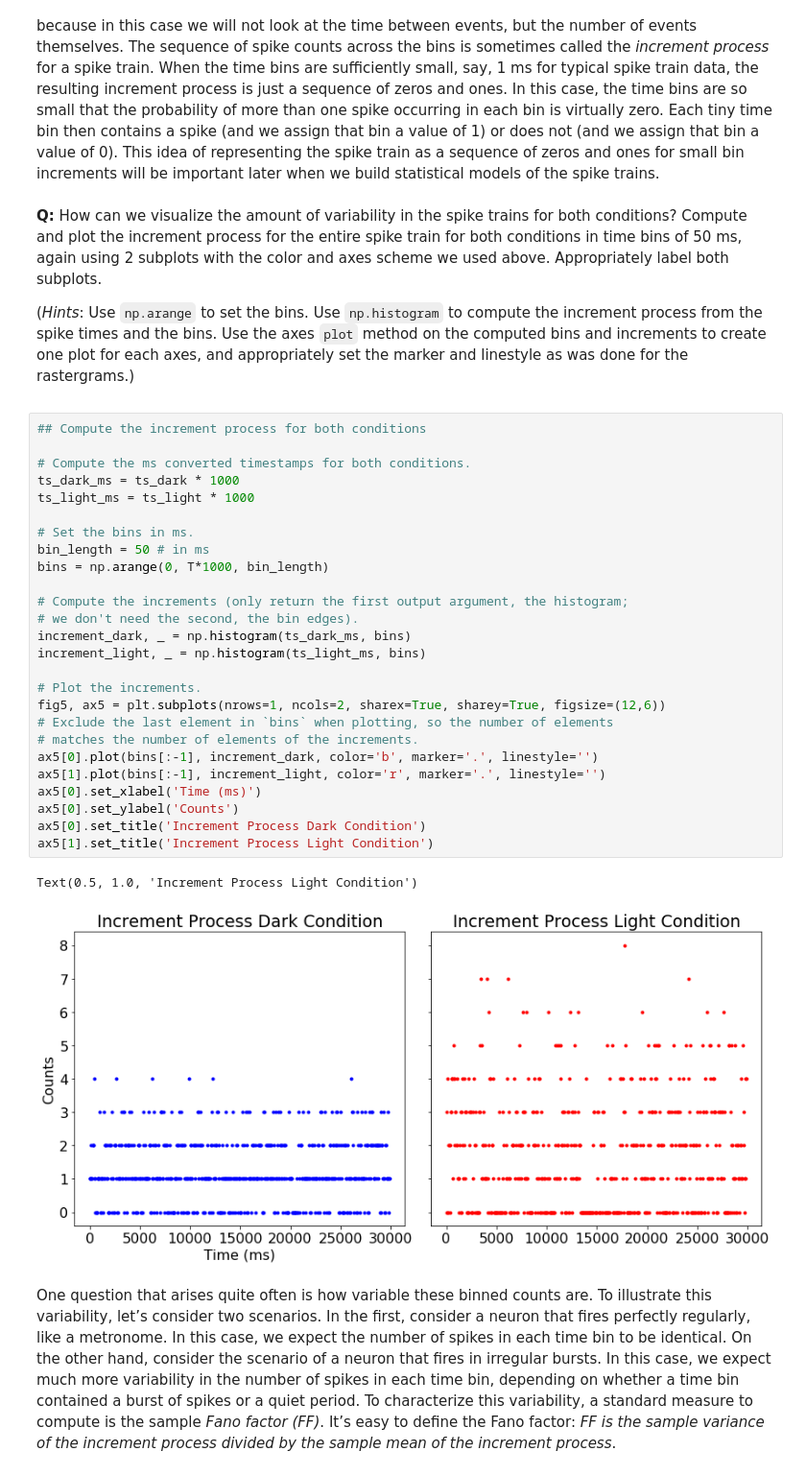
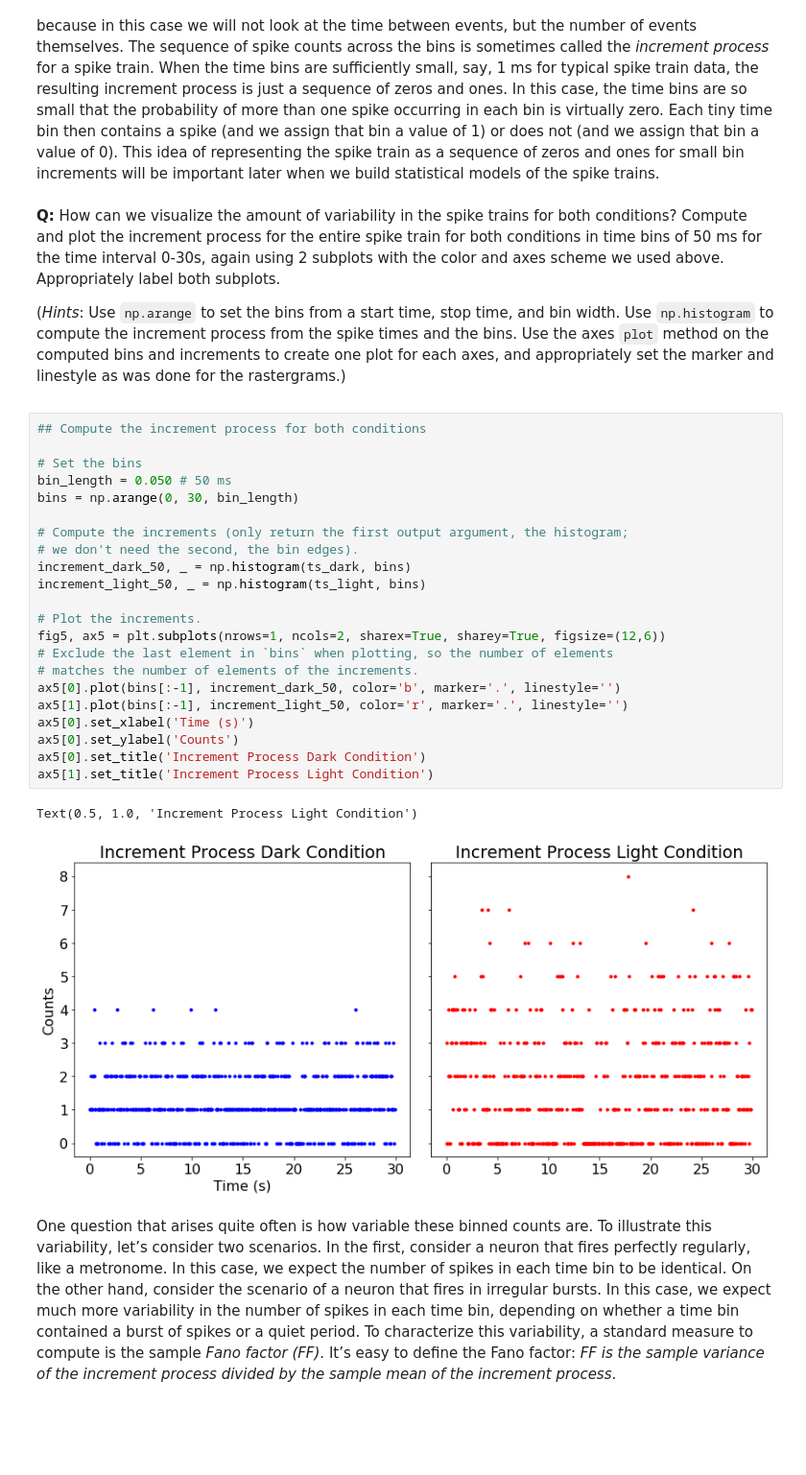
Before and after one commit to jaib1/Case-Studies-Python, a Jupyter notebook: content/08/basic-visualizations-and-descriptive-statistics-of-spike-train-data.ipynb, the cells around one changed output. Shown at 96% size. Drawn from its saved outputs; the diff is of its cells as text; blank space fills up the shorter version.

```diff
--- a/content/08/basic-visualizations-and-descriptive-statistics-of-spike-train-data.ipynb
+++ b/content/08/basic-visualizations-and-descriptive-statistics-of-spike-train-data.ipynb
@@ -475,40 +467,36 @@ Another common approach to analyzing spiking data is to discretize time into bin
 # %% [markdown]
 <div class="question">
 
-**Q:** How can we visualize the amount of variability in the spike trains for both conditions? Compute and plot the increment process for the entire spike train for both conditions in time bins of 50 ms, again using 2 subplots with the color and axes scheme we used above. Appropriately label both subplots.
+**Q:** How can we visualize the amount of variability in the spike trains for both conditions? Compute and plot the increment process for the entire spike train for both conditions in time bins of 50 ms for the time interval 0-30s, again using 2 subplots with the color and axes scheme we used above. Appropriately label both subplots.
 
-(*Hints*: Use `np.arange` to set the bins. Use `np.histogram` to compute the increment process from the spike times and the bins. Use the axes `plot` method on the computed bins and increments to create one plot for each axes, and appropriately set the marker and linestyle as was done for the rastergrams.)
+(*Hints*: Use `np.arange` to set the bins from a start time, stop time, and bin width. Use `np.histogram` to compute the increment process from the spike times and the bins. Use the axes `plot` method on the computed bins and increments to create one plot for each axes, and appropriately set the marker and linestyle as was done for the rastergrams.)
 
 </div>
 # %%
 ## Compute the increment process for both conditions
 
-# Compute the ms converted timestamps for both conditions.
-ts_dark_ms = ts_dark * 1000
-ts_light_ms = ts_light * 1000
-
-# Set the bins in ms.
-bin_length = 50 # in ms
-bins = np.arange(0, T*1000, bin_length)
+# Set the bins
+bin_length = 0.050 # 50 ms
+bins = np.arange(0, 30, bin_length)
 
 # Compute the increments (only return the first output argument, the histogram;
 # we don't need the second, the bin edges).
-increment_dark, _ = np.histogram(ts_dark_ms, bins)
-increment_light, _ = np.histogram(ts_light_ms, bins)
+increment_dark_50, _ = np.histogram(ts_dark, bins)
+increment_light_50, _ = np.histogram(ts_light, bins)
 
 # Plot the increments.
 fig5, ax5 = plt.subplots(nrows=1, ncols=2, sharex=True, sharey=True, figsize=(12,6))
 # Exclude the last element in `bins` when plotting, so the number of elements
 # matches the number of elements of the increments.
-ax5[0].plot(bins[:-1], increment_dark, color='b', marker='.', linestyle='')
-ax5[1].plot(bins[:-1], increment_light, color='r', marker='.', linestyle='')
-ax5[0].set_xlabel('Time (ms)')
+ax5[0].plot(bins[:-1], increment_dark_50, color='b', marker='.', linestyle='')
+ax5[1].plot(bins[:-1], increment_light_50, color='r', marker='.', linestyle='')
+ax5[0].set_xlabel('Time (s)')
 ax5[0].set_ylabel('Counts')
 ax5[0].set_title('Increment Process Dark Condition')
 ax5[1].set_title('Increment Process Light Condition')
 # %% [output]
 Text(0.5, 1.0, 'Increment Process Light Condition')
-[figure, old version]
+[figure, new version]
 # %% [markdown]
 One question that arises quite often is how variable these binned counts are. To illustrate this variability, let’s consider two scenarios. In the first, consider a neuron that fires perfectly regularly, like a metronome. In this case, we expect the number of spikes in each time bin to be identical. On the other hand, consider the scenario of a neuron that fires in irregular bursts. In this case, we expect much more variability in the number of spikes in each time bin, depending on whether a time bin contained a burst of spikes or a quiet period. To characterize this variability, a standard measure to compute is the sample *Fano factor (FF)*. It’s easy to define the Fano factor: *FF is the sample variance of the increment process divided by the sample mean of the increment process*.
 # %% [markdown]
```
Also changed, not shown: parts of 143 cells of this notebook.
